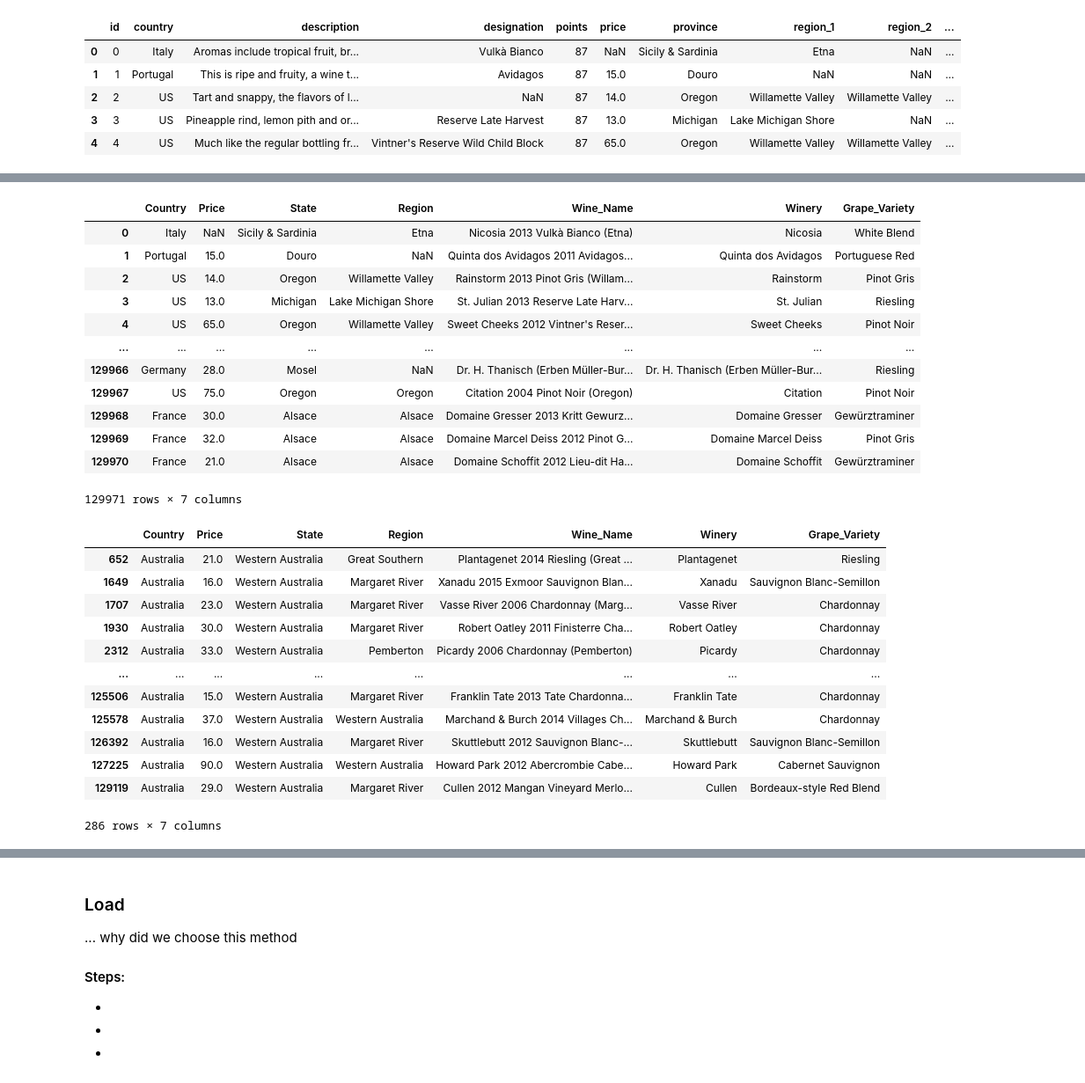
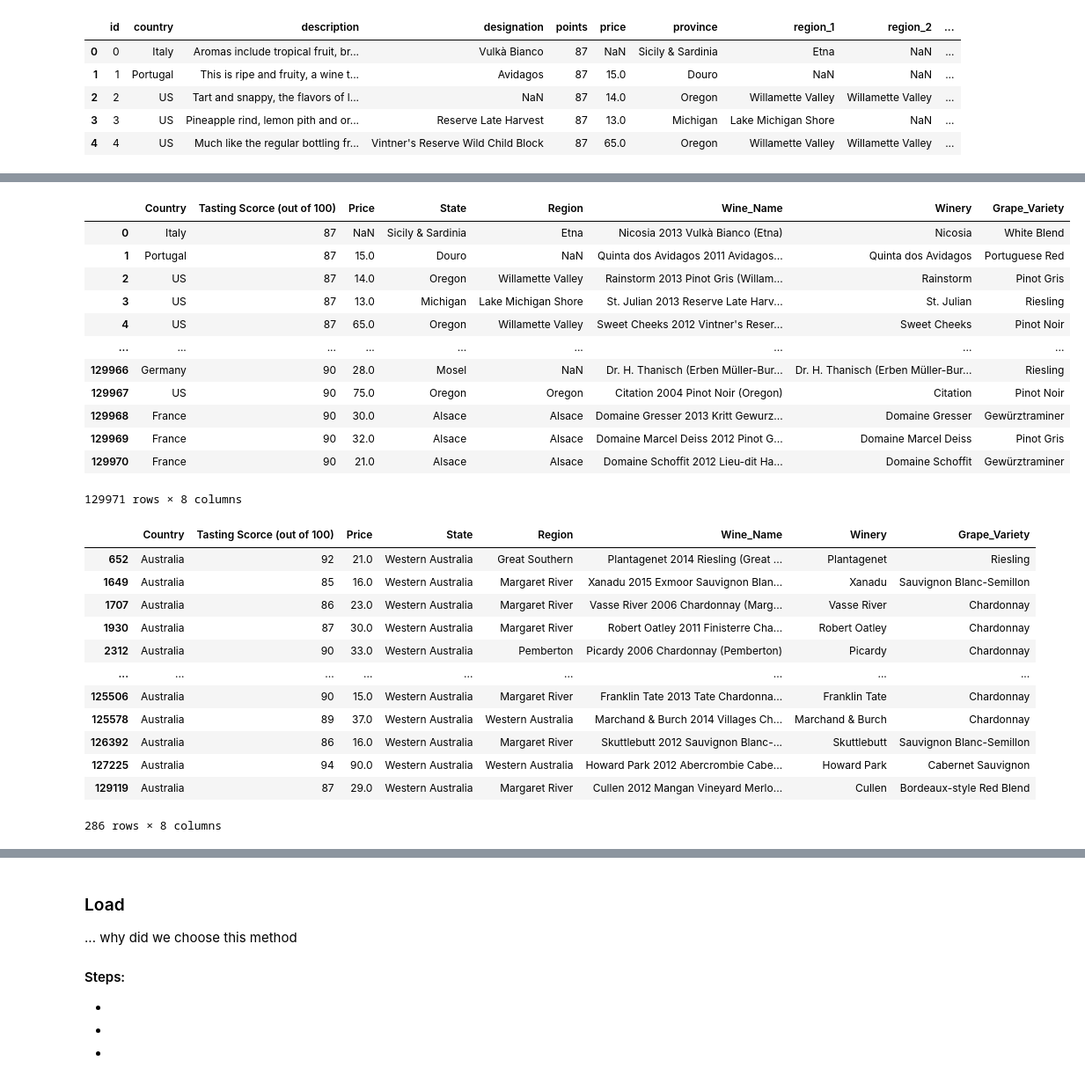
Before and after one commit to CarmenK2/ETL-project, a Jupyter notebook: vineyard.ipynb, the cells around one changed output, grey strips where cells are left out. Shown at 88% size. Saved outputs shown, nothing was run; the diff lists cells and outputs as text; code cells hidden in the pictures.

```diff
--- a/vineyard.ipynb
+++ b/vineyard.ipynb
@@ -70,7 +70,7 @@ wine_df.head()
 | 4 | 4 | US | Much like the regular bottling fr... | Vintner's Reserve Wild Child Block | 87 | 65.0 | Oregon | Willamette Valley | Willamette Valley | ... |
 # %%
 # Create new dataframe with the following columns: country, price, province, region_1, title, winery, variety
-cleanwine_df = wine_df[["country", "price", "province", "region_1", "title", "winery", "variety"]]
+cleanwine_df = wine_df[["country", "points", "price", "province", "region_1", "title", "winery", "variety"]]
 
 # Display dataframe
 cleanwine_df
@@ -91,23 +91,23 @@ cleanwine_df
 # %%
 # Rename column heads
-cleanwine_df = cleanwine_df.rename(columns={"country":"Country", "price":"Price", "province":"State", "region_1":"Region", "title": "Wine_Name", "winery":"Winery", "variety":"Grape_Variety"})
+cleanwine_df = cleanwine_df.rename(columns={"country":"Country", "points":"Tasting Scorce (out of 100)", "price":"Price", "province":"State", "region_1":"Region", "title": "Wine_Name", "winery":"Winery", "variety":"Grape_Variety"})
 
 # Display dataframe
 cleanwine_df
 # %% [output]
-|  | Country | Price | State | Region | Wine_Name | Winery | Grape_Variety |
-| 0 | Italy | NaN | Sicily & Sardinia | Etna | Nicosia 2013 Vulkà Bianco (Etna) | Nicosia | White Blend |
-| 1 | Portugal | 15.0 | Douro | NaN | Quinta dos Avidagos 2011 Avidagos... | Quinta dos Avidagos | Portuguese Red |
-| 2 | US | 14.0 | Oregon | Willamette Valley | Rainstorm 2013 Pinot Gris (Willam... | Rainstorm | Pinot Gris |
-| 3 | US | 13.0 | Michigan | Lake Michigan Shore | St. Julian 2013 Reserve Late Harv... | St. Julian | Riesling |
-| 4 | US | 65.0 | Oregon | Willamette Valley | Sweet Cheeks 2012 Vintner's Reser... | Sweet Cheeks | Pinot Noir |
-| ... | ... | ... | ... | ... | ... | ... | ... |
-| 129966 | Germany | 28.0 | Mosel | NaN | Dr. H. Thanisch (Erben Müller-Bur... | Dr. H. Thanisch (Erben Müller-Bur... | Riesling |
-| 129967 | US | 75.0 | Oregon | Oregon | Citation 2004 Pinot Noir (Oregon) | Citation | Pinot Noir |
-| 129968 | France | 30.0 | Alsace | Alsace | Domaine Gresser 2013 Kritt Gewurz... | Domaine Gresser | Gewürztraminer |
-| 129969 | France | 32.0 | Alsace | Alsace | Domaine Marcel Deiss 2012 Pinot G... | Domaine Marcel Deiss | Pinot Gris |
-| 129970 | France | 21.0 | Alsace | Alsace | Domaine Schoffit 2012 Lieu-dit Ha... | Domaine Schoffit | Gewürztraminer |
+|  | Country | Tasting Scorce (out of 100) | Price | State | Region | Wine_Name | Winery | Grape_Variety |
+| 0 | Italy | 87 | NaN | Sicily & Sardinia | Etna | Nicosia 2013 Vulkà Bianco (Etna) | Nicosia | White Blend |
+| 1 | Portugal | 87 | 15.0 | Douro | NaN | Quinta dos Avidagos 2011 Avidagos... | Quinta dos Avidagos | Portuguese Red |
+| 2 | US | 87 | 14.0 | Oregon | Willamette Valley | Rainstorm 2013 Pinot Gris (Willam... | Rainstorm | Pinot Gris |
+| 3 | US | 87 | 13.0 | Michigan | Lake Michigan Shore | St. Julian 2013 Reserve Late Harv... | St. Julian | Riesling |
+| 4 | US | 87 | 65.0 | Oregon | Willamette Valley | Sweet Cheeks 2012 Vintner's Reser... | Sweet Cheeks | Pinot Noir |
+| ... | ... | ... | ... | ... | ... | ... | ... | ... |
+| 129966 | Germany | 90 | 28.0 | Mosel | NaN | Dr. H. Thanisch (Erben Müller-Bur... | Dr. H. Thanisch (Erben Müller-Bur... | Riesling |
+| 129967 | US | 90 | 75.0 | Oregon | Oregon | Citation 2004 Pinot Noir (Oregon) | Citation | Pinot Noir |
+| 129968 | France | 90 | 30.0 | Alsace | Alsace | Domaine Gresser 2013 Kritt Gewurz... | Domaine Gresser | Gewürztraminer |
+| 129969 | France | 90 | 32.0 | Alsace | Alsace | Domaine Marcel Deiss 2012 Pinot G... | Domaine Marcel Deiss | Pinot Gris |
+| 129970 | France | 90 | 21.0 | Alsace | Alsace | Domaine Schoffit 2012 Lieu-dit Ha... | Domaine Schoffit | Gewürztraminer |
-129971 rows × 7 columns
+129971 rows × 8 columns
 # %%
 # Filter dataframe for 'Western Australia'
 WaWinedf = cleanwine_df.loc[cleanwine_df["State"]=="Western Australia"]
@@ -115,16 +115,16 @@ WaWinedf = cleanwine_df.loc[cleanwine_df["State"]=="Western Australia"]
 # Display dataframe
 WaWinedf
 # %% [output]
-|  | Country | Price | State | Region | Wine_Name | Winery | Grape_Variety |
-| 652 | Australia | 21.0 | Western Australia | Great Southern | Plantagenet 2014 Riesling (Great ... | Plantagenet | Riesling |
-| 1649 | Australia | 16.0 | Western Australia | Margaret River | Xanadu 2015 Exmoor Sauvignon Blan... | Xanadu | Sauvignon Blanc-Semillon |
-| 1707 | Australia | 23.0 | Western Australia | Margaret River | Vasse River 2006 Chardonnay (Marg... | Vasse River | Chardonnay |
-| 1930 | Australia | 30.0 | Western Australia | Margaret River | Robert Oatley 2011 Finisterre Cha... | Robert Oatley | Chardonnay |
-| 2312 | Australia | 33.0 | Western Australia | Pemberton | Picardy 2006 Chardonnay (Pemberton) | Picardy | Chardonnay |
-| ... | ... | ... | ... | ... | ... | ... | ... |
-| 125506 | Australia | 15.0 | Western Australia | Margaret River | Franklin Tate 2013 Tate Chardonna... | Franklin Tate | Chardonnay |
-| 125578 | Australia | 37.0 | Western Australia | Western Australia | Marchand & Burch 2014 Villages Ch... | Marchand & Burch | Chardonnay |
-| 126392 | Australia | 16.0 | Western Australia | Margaret River | Skuttlebutt 2012 Sauvignon Blanc-... | Skuttlebutt | Sauvignon Blanc-Semillon |
-| 127225 | Australia | 90.0 | Western Australia | Western Australia | Howard Park 2012 Abercrombie Cabe... | Howard Park | Cabernet Sauvignon |
-| 129119 | Australia | 29.0 | Western Australia | Margaret River | Cullen 2012 Mangan Vineyard Merlo... | Cullen | Bordeaux-style Red Blend |
+|  | Country | Tasting Scorce (out of 100) | Price | State | Region | Wine_Name | Winery | Grape_Variety |
+| 652 | Australia | 92 | 21.0 | Western Australia | Great Southern | Plantagenet 2014 Riesling (Great ... | Plantagenet | Riesling |
+| 1649 | Australia | 85 | 16.0 | Western Australia | Margaret River | Xanadu 2015 Exmoor Sauvignon Blan... | Xanadu | Sauvignon Blanc-Semillon |
+| 1707 | Australia | 86 | 23.0 | Western Australia | Margaret River | Vasse River 2006 Chardonnay (Marg... | Vasse River | Chardonnay |
+| 1930 | Australia | 87 | 30.0 | Western Australia | Margaret River | Robert Oatley 2011 Finisterre Cha... | Robert Oatley | Chardonnay |
+| 2312 | Australia | 90 | 33.0 | Western Australia | Pemberton | Picardy 2006 Chardonnay (Pemberton) | Picardy | Chardonnay |
+| ... | ... | ... | ... | ... | ... | ... | ... | ... |
+| 125506 | Australia | 90 | 15.0 | Western Australia | Margaret River | Franklin Tate 2013 Tate Chardonna... | Franklin Tate | Chardonnay |
+| 125578 | Australia | 89 | 37.0 | Western Australia | Western Australia | Marchand & Burch 2014 Villages Ch... | Marchand & Burch | Chardonnay |
+| 126392 | Australia | 86 | 16.0 | Western Australia | Margaret River | Skuttlebutt 2012 Sauvignon Blanc-... | Skuttlebutt | Sauvignon Blanc-Semillon |
+| 127225 | Australia | 94 | 90.0 | Western Australia | Western Australia | Howard Park 2012 Abercrombie Cabe... | Howard Park | Cabernet Sauvignon |
+| 129119 | Australia | 87 | 29.0 | Western Australia | Margaret River | Cullen 2012 Mangan Vineyard Merlo... | Cullen | Bordeaux-style Red Blend |
-286 rows × 7 columns
+286 rows × 8 columns
```
Also changed, not shown: parts of 3 cells of this notebook, 1 other file.
